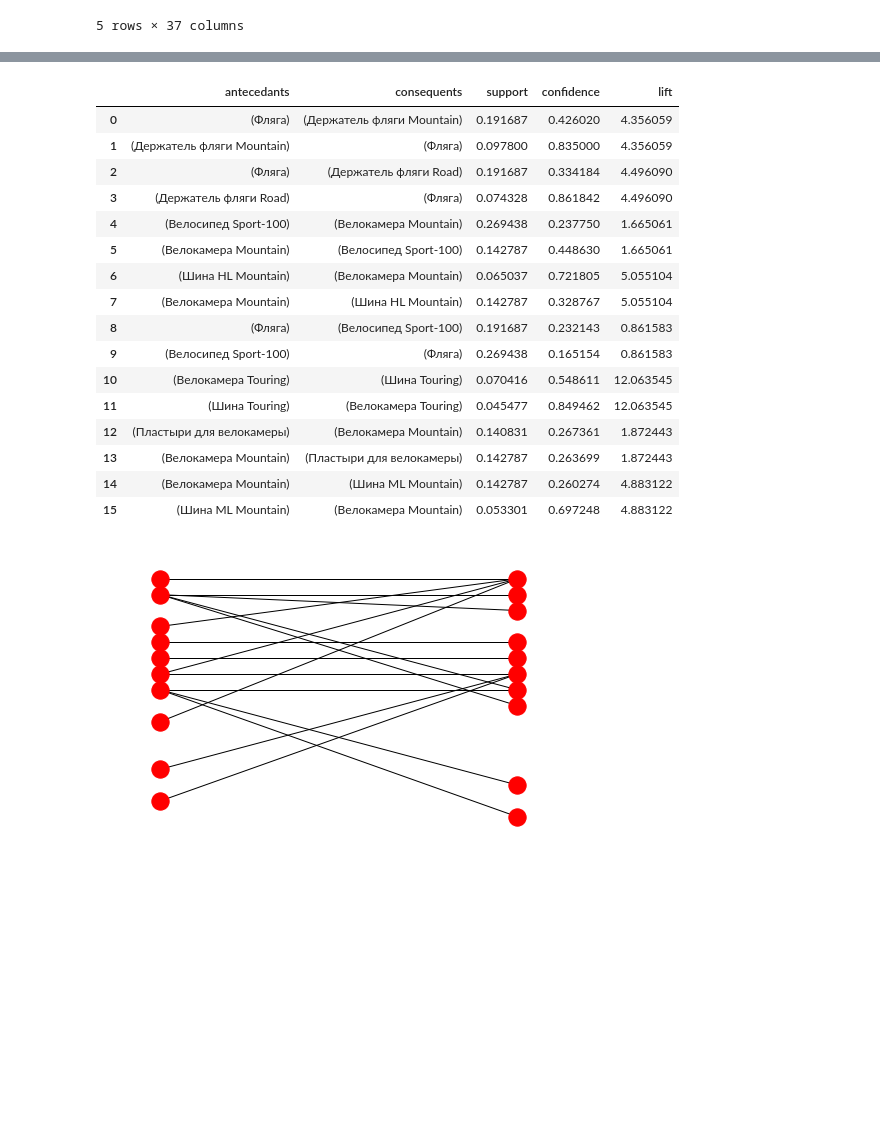
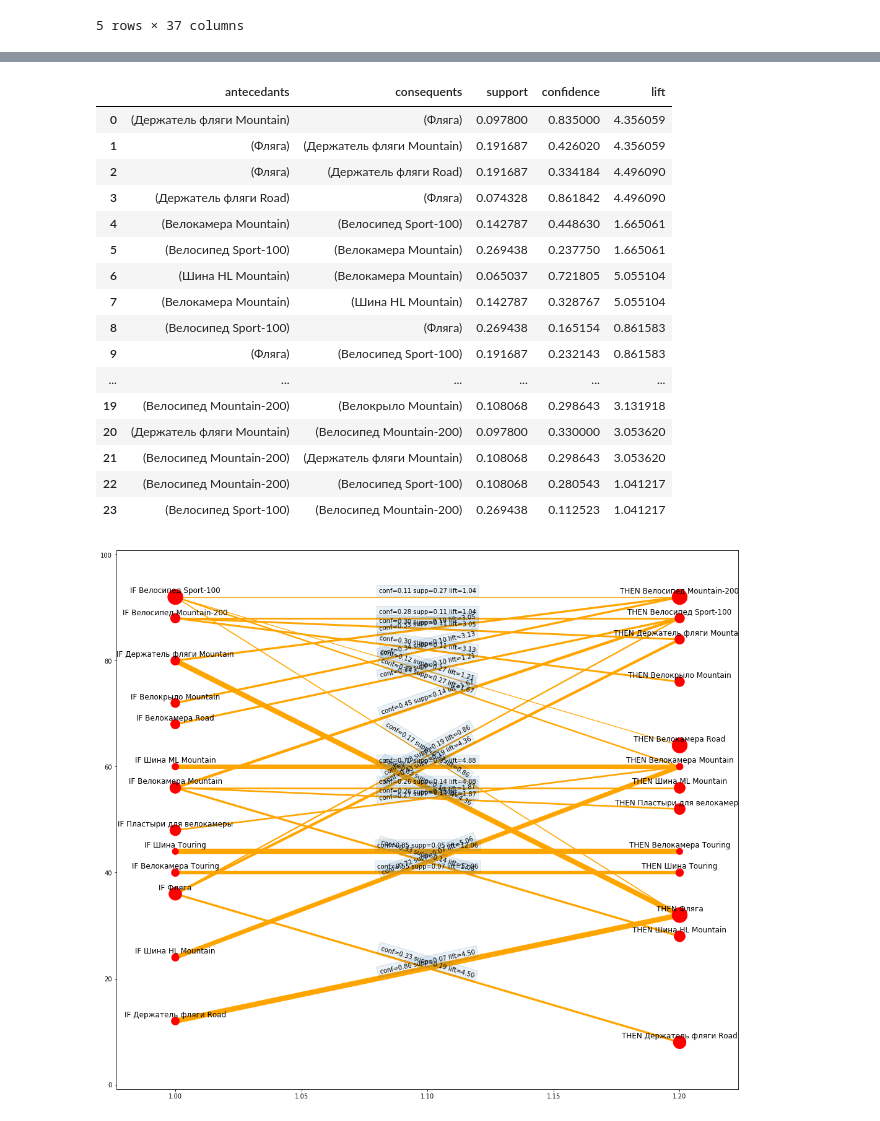
Before and after one commit to SomeoneSerge/vsu-dm, a Jupyter notebook: arules.ipynb, the cells around one changed output, grey strips where cells are left out. Cells and saved outputs as stored; diff of their text form; code cells hidden in the pictures; blank space fills up the shorter version.

```diff
--- a/arules.ipynb
+++ b/arules.ipynb
@@ -33,7 +33,7 @@ df.head()
 | SO51206 | 0 | 0 | 0 | 0 | 1 | ... |
 5 rows × 37 columns
 # %%
-EPS = .035
+EPS = .03
 fqits = apriori(df,
                 min_support=EPS,
                 use_colnames=True
@@ -62,37 +62,64 @@ arules = association_rules(fqits, min_threshold=EPS)
 arules
 # %% [output]
 |  | antecedants | consequents | support | confidence | lift |
-| 0 | (Фляга) | (Держатель фляги Mountain) | 0.191687 | 0.426020 | 4.356059 |
-| 1 | (Держатель фляги Mountain) | (Фляга) | 0.097800 | 0.835000 | 4.356059 |
+| 0 | (Держатель фляги Mountain) | (Фляга) | 0.097800 | 0.835000 | 4.356059 |
+| 1 | (Фляга) | (Держатель фляги Mountain) | 0.191687 | 0.426020 | 4.356059 |
 | 2 | (Фляга) | (Держатель фляги Road) | 0.191687 | 0.334184 | 4.496090 |
 | 3 | (Держатель фляги Road) | (Фляга) | 0.074328 | 0.861842 | 4.496090 |
-| 4 | (Велосипед Sport-100) | (Велокамера Mountain) | 0.269438 | 0.237750 | 1.665061 |
-| 5 | (Велокамера Mountain) | (Велосипед Sport-100) | 0.142787 | 0.448630 | 1.665061 |
+| 4 | (Велокамера Mountain) | (Велосипед Sport-100) | 0.142787 | 0.448630 | 1.665061 |
+| 5 | (Велосипед Sport-100) | (Велокамера Mountain) | 0.269438 | 0.237750 | 1.665061 |
 | 6 | (Шина HL Mountain) | (Велокамера Mountain) | 0.065037 | 0.721805 | 5.055104 |
 | 7 | (Велокамера Mountain) | (Шина HL Mountain) | 0.142787 | 0.328767 | 5.055104 |
-| 8 | (Фляга) | (Велосипед Sport-100) | 0.191687 | 0.232143 | 0.861583 |
-| 9 | (Велосипед Sport-100) | (Фляга) | 0.269438 | 0.165154 | 0.861583 |
-| 10 | (Велокамера Touring) | (Шина Touring) | 0.070416 | 0.548611 | 12.063545 |
-| 11 | (Шина Touring) | (Велокамера Touring) | 0.045477 | 0.849462 | 12.063545 |
-| 12 | (Пластыри для велокамеры) | (Велокамера Mountain) | 0.140831 | 0.267361 | 1.872443 |
-| 13 | (Велокамера Mountain) | (Пластыри для велокамеры) | 0.142787 | 0.263699 | 1.872443 |
-| 14 | (Велокамера Mountain) | (Шина ML Mountain) | 0.142787 | 0.260274 | 4.883122 |
-| 15 | (Шина ML Mountain) | (Велокамера Mountain) | 0.053301 | 0.697248 | 4.883122 |
+| 8 | (Велосипед Sport-100) | (Фляга) | 0.269438 | 0.165154 | 0.861583 |
+| 9 | (Фляга) | (Велосипед Sport-100) | 0.191687 | 0.232143 | 0.861583 |
+| ... | ... | ... | ... | ... | ... |
+| 19 | (Велосипед Mountain-200) | (Велокрыло Mountain) | 0.108068 | 0.298643 | 3.131918 |
+| 20 | (Держатель фляги Mountain) | (Велосипед Mountain-200) | 0.097800 | 0.330000 | 3.053620 |
+| 21 | (Велосипед Mountain-200) | (Держатель фляги Mountain) | 0.108068 | 0.298643 | 3.053620 |
+| 22 | (Велосипед Mountain-200) | (Велосипед Sport-100) | 0.108068 | 0.280543 | 1.041217 |
+| 23 | (Велосипед Sport-100) | (Велосипед Mountain-200) | 0.269438 | 0.112523 | 1.041217 |
 # %%
 import graphviz
 import networkx as nx
 from networkx.algorithms import bipartite
 # %%
+plt.figure(figsize=(18, 16))
+NODE_SIZE=100/arules.support.min()
+EDGE_WIDTH=10
+SPACING=4
+LABEL_OFFSET=1.2
 G = nx.Graph()
 pos = dict()
+edgelabels = dict()
 for i in arules.index:
-    src, dst, conf, supp, lift = arules.loc[i, :]
+    src, dst, supp, conf, lift = arules.loc[i, :]
     src, dst = list(src)[0], list(dst)[0]
     src, dst = 'IF ' + src, 'THEN ' + dst
-    pos[src], pos[dst] = (1, i), (2, i)
-    G.add_node(src, weight=supp, bipartite=0)
-    G.add_node(dst, weight=supp, bipartite=1)
-    G.add_edge(src, dst, weight=conf)
-nx.draw(G, pos=pos)
+    pos[src], pos[dst] = (1, SPACING * i), (1.2, SPACING *i)
+    edgelabels[(src, dst)] = 'conf={:.2f} supp={:.2f} lift={:.2f}'.format(conf, supp, lift)
+    G.add_node(src, weight=NODE_SIZE*supp, bipartite=0)
+    G.add_node(dst, weight=NODE_SIZE*supp, bipartite=1)
+    G.add_edge(src, dst, weight=EDGE_WIDTH*conf, conf=conf, supp=supp)
+nodelist = G.nodes()
+edgelist = G.edges()
+nodewidth = [G.node[n]['weight'] for n in nodelist]
+edgewidth = [e['weight'] for (u, v, e) in G.edges(data=True)]
+nodes = nx.draw_networkx_nodes(G, node_size=nodewidth, pos=pos)
+edges = nx.draw_networkx_edges(G, width=edgewidth, pos=pos, edge_color='orange')
+labels = nx.draw_networkx_labels(G,
+                                 pos={
+                                     k: (v[0], v[1]+LABEL_OFFSET)
+                                     for k, v in pos.items()
+                                 })
+elabels = nx.draw_networkx_edge_labels(
+    G, pos={
+                 k: (v[0], v[1]+LABEL_OFFSET)
+                 for k, v in pos.items()
+                 },
+    edge_labels=edgelabels,
+    bbox=dict(alpha=.1)
+)
+
+plt.show()
 # %% [output]
-[figure, old version]
+[figure, new version]
```
Also changed, not shown: parts of 2 cells of this notebook, 6 other files.
